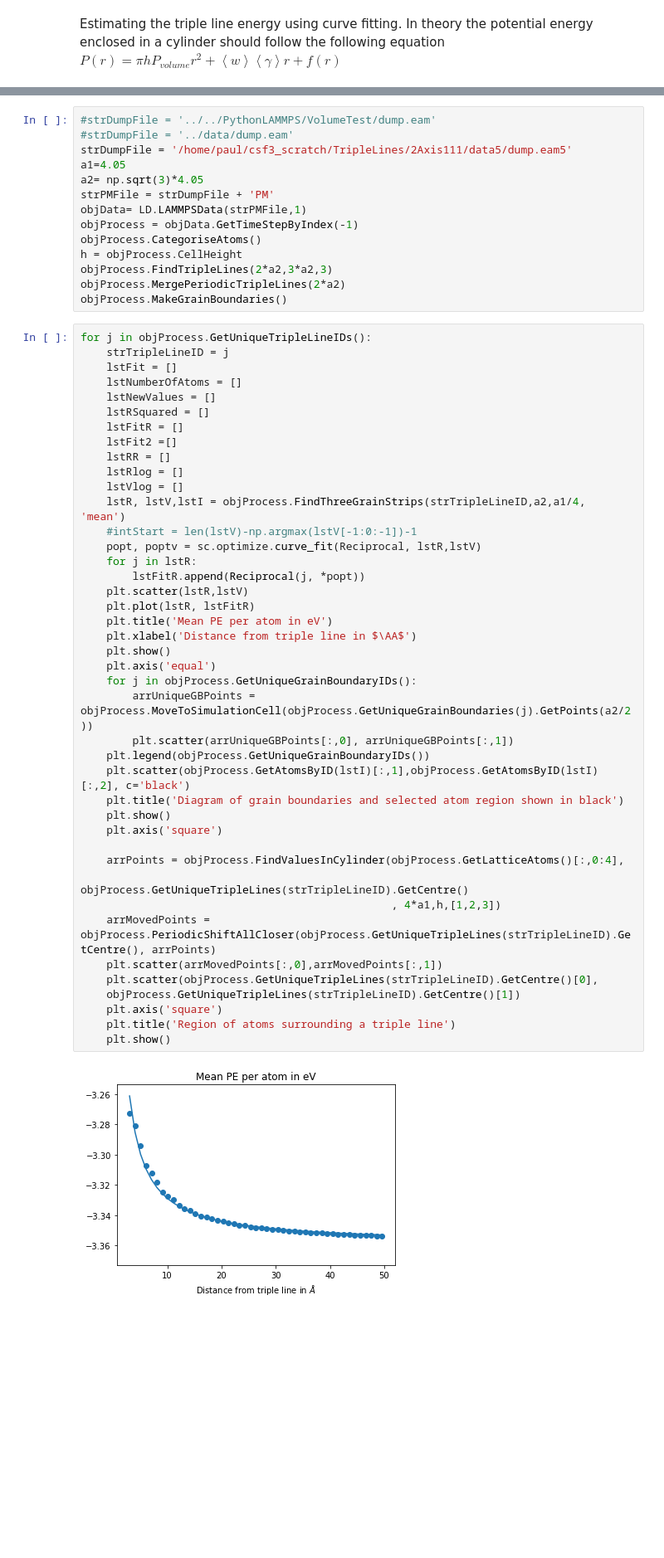
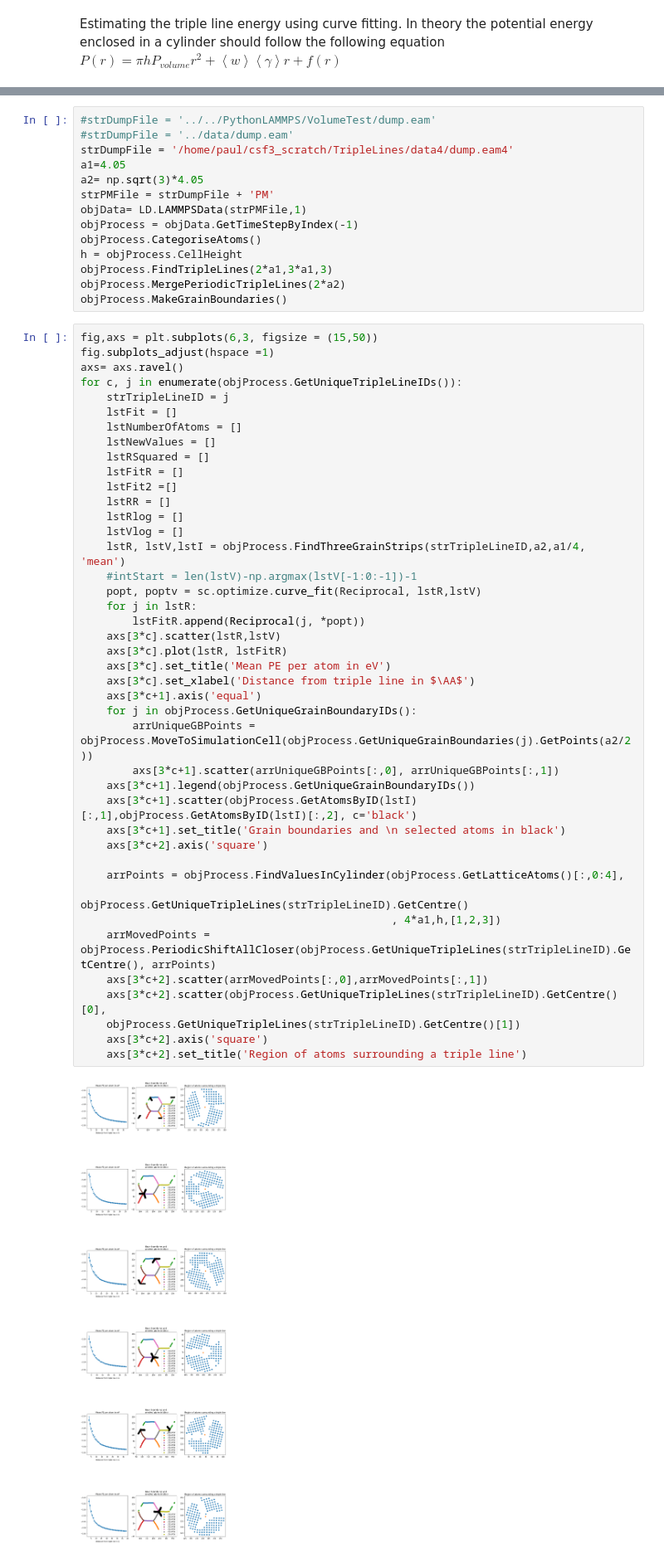
Before and after one commit to PaulTwine/TripleLines.github.io, a Jupyter notebook: TripleLine Fitting.ipynb, the cells around one changed output, grey strips where cells are left out. Shown at 83% size. Saved outputs shown, nothing was run; the diff lists cells and outputs as text; blank space fills up the shorter version.

```diff
--- a/TripleLine Fitting.ipynb
+++ b/TripleLine Fitting.ipynb
@@ -51,7 +51,7 @@ def Rational(r,a,b,c):
 # %%
 #strDumpFile = '../../PythonLAMMPS/VolumeTest/dump.eam'
 #strDumpFile = '../data/dump.eam'
-strDumpFile = '/home/paul/csf3_scratch/TripleLines/2Axis111/data5/dump.eam5'
+strDumpFile = '/home/paul/csf3_scratch/TripleLines/data4/dump.eam4'
 a1=4.05
 a2= np.sqrt(3)*4.05
 strPMFile = strDumpFile + 'PM'
@@ -59,50 +59,50 @@ objData= LD.LAMMPSData(strPMFile,1)
 objProcess = objData.GetTimeStepByIndex(-1)
 objProcess.CategoriseAtoms()
 h = objProcess.CellHeight
-objProcess.FindTripleLines(2*a2,3*a2,3)
+objProcess.FindTripleLines(2*a1,3*a1,3)
 objProcess.MergePeriodicTripleLines(2*a2)
 objProcess.MakeGrainBoundaries()
 # %%
-for j in objProcess.GetUniqueTripleLineIDs():
+fig,axs = plt.subplots(6,3, figsize = (15,50))
+fig.subplots_adjust(hspace =1)
+axs= axs.ravel()
+for c, j in enumerate(objProcess.GetUniqueTripleLineIDs()):
     strTripleLineID = j
     lstFit = []
     lstNumberOfAtoms = []
     lstNewValues = []
     lstRSquared = []
     lstFitR = []
     lstFit2 =[]
     lstRR = []
     lstRlog = []
     lstVlog = []
     lstR, lstV,lstI = objProcess.FindThreeGrainStrips(strTripleLineID,a2,a1/4, 'mean')
     #intStart = len(lstV)-np.argmax(lstV[-1:0:-1])-1
     popt, poptv = sc.optimize.curve_fit(Reciprocal, lstR,lstV)
     for j in lstR:
         lstFitR.append(Reciprocal(j, *popt))
-    plt.scatter(lstR,lstV)
-    plt.plot(lstR, lstFitR)
-    plt.title('Mean PE per atom in eV')
-    plt.xlabel('Distance from triple line in $\AA$')
-    plt.show()
-    plt.axis('equal')
+    axs[3*c].scatter(lstR,lstV)
+    axs[3*c].plot(lstR, lstFitR)
+    axs[3*c].set_title('Mean PE per atom in eV')
+    axs[3*c].set_xlabel('Distance from triple line in $\AA$')
+    axs[3*c+1].axis('equal')
     for j in objProcess.GetUniqueGrainBoundaryIDs():
         arrUniqueGBPoints = objProcess.MoveToSimulationCell(objProcess.GetUniqueGrainBoundaries(j).GetPoints(a2/2))
-        plt.scatter(arrUniqueGBPoints[:,0], arrUniqueGBPoints[:,1])
-    plt.legend(objProcess.GetUniqueGrainBoundaryIDs())
-    plt.scatter(objProcess.GetAtomsByID(lstI)[:,1],objProcess.GetAtomsByID(lstI)[:,2], c='black')
-    plt.title('Diagram of grain boundaries and selected atom region shown in black')
-    plt.show()
-    plt.axis('square')
+        axs[3*c+1].scatter(arrUniqueGBPoints[:,0], arrUniqueGBPoints[:,1])
+    axs[3*c+1].legend(objProcess.GetUniqueGrainBoundaryIDs())
+    axs[3*c+1].scatter(objProcess.GetAtomsByID(lstI)[:,1],objProcess.GetAtomsByID(lstI)[:,2], c='black')
+    axs[3*c+1].set_title('Grain boundaries and \n selected atoms in black')
+    axs[3*c+2].axis('square')
 
     arrPoints = objProcess.FindValuesInCylinder(objProcess.GetLatticeAtoms()[:,0:4],
                                                 objProcess.GetUniqueTripleLines(strTripleLineID).GetCentre()
                                                 , 4*a1,h,[1,2,3])
     arrMovedPoints = objProcess.PeriodicShiftAllCloser(objProcess.GetUniqueTripleLines(strTripleLineID).GetCentre(), arrPoints)
-    plt.scatter(arrMovedPoints[:,0],arrMovedPoints[:,1])
-    plt.scatter(objProcess.GetUniqueTripleLines(strTripleLineID).GetCentre()[0],
+    axs[3*c+2].scatter(arrMovedPoints[:,0],arrMovedPoints[:,1])
+    axs[3*c+2].scatter(objProcess.GetUniqueTripleLines(strTripleLineID).GetCentre()[0],
     objProcess.GetUniqueTripleLines(strTripleLineID).GetCentre()[1])
-    plt.axis('square')
-    plt.title('Region of atoms surrounding a triple line')
-    plt.show()
+    axs[3*c+2].axis('square')
+    axs[3*c+2].set_title('Region of atoms surrounding a triple line')
 # %% [output]
-[figure, old version]
+[figure, new version]
```
Also changed, not shown: parts of 9 cells of this notebook, 1 other file.
